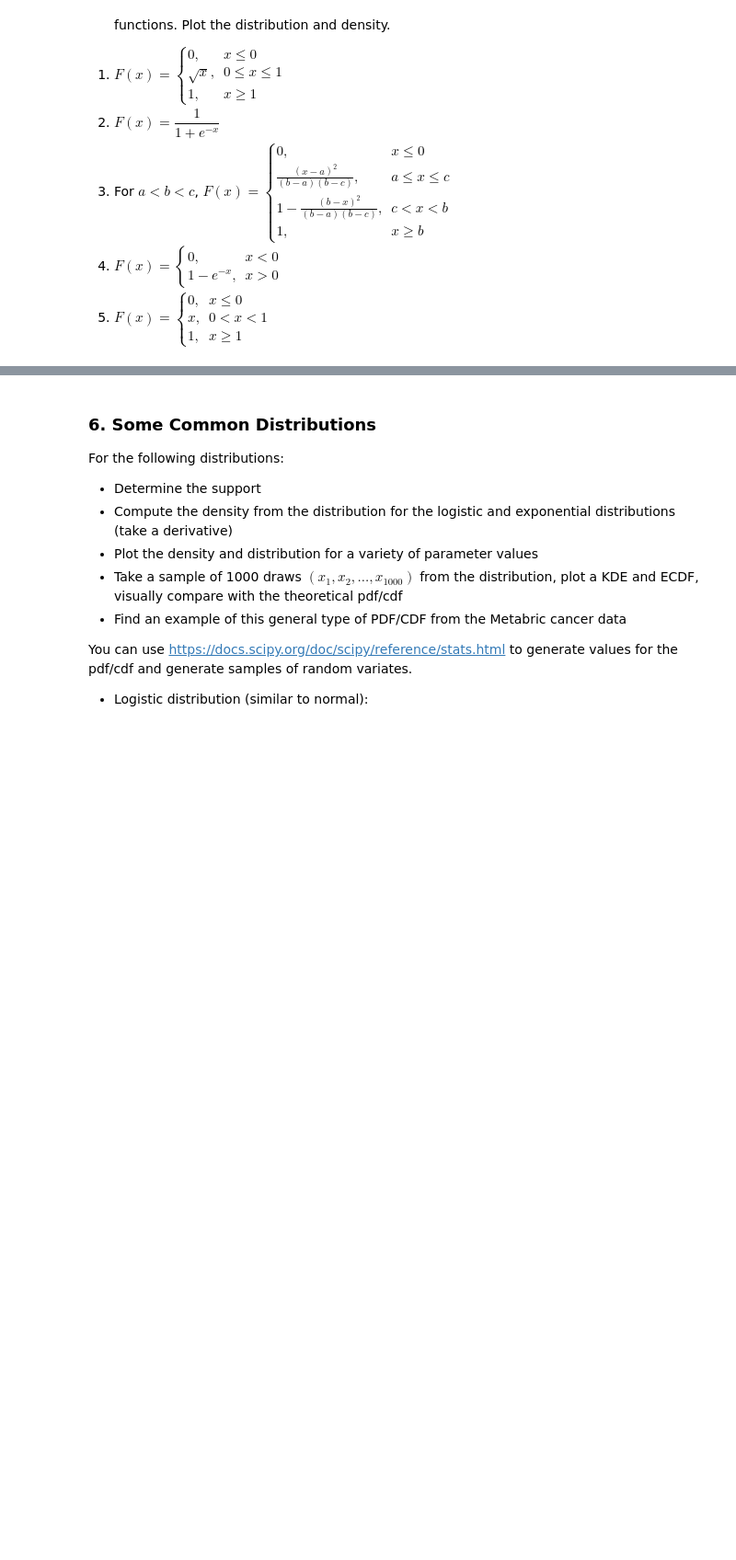
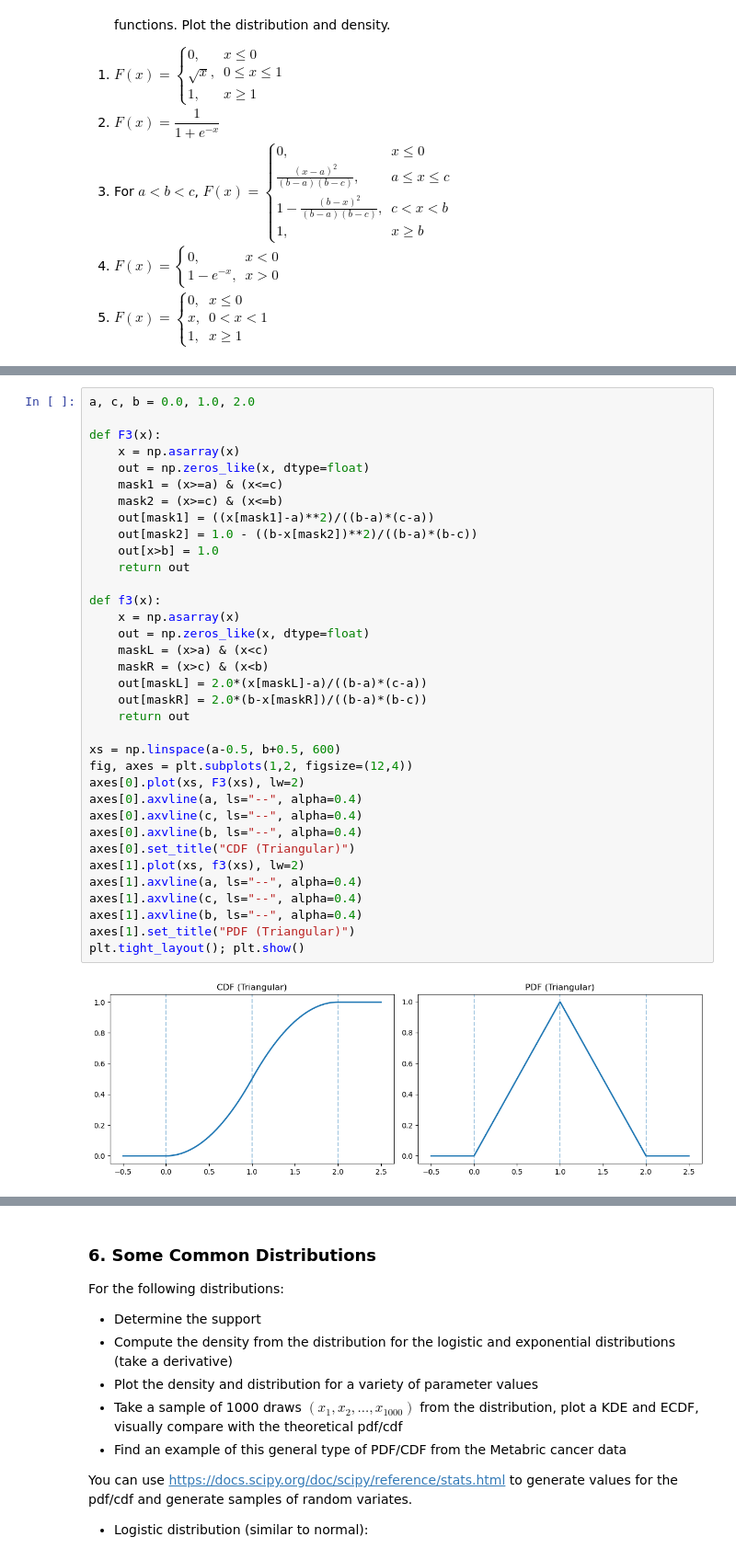
Before and after one commit to wnovak5/ds5030_HW, a Jupyter notebook: assignment_6.ipynb, the cells around one changed output, grey strips where cells are left out. Shown at 92% size. Saved outputs shown, nothing was run; the diff lists cells and outputs as text; blank space fills up the shorter version.

```diff
--- a/assignment_6.ipynb
+++ b/assignment_6.ipynb
@@ -198,0 +290,37 @@ $
+# %%
+a, c, b = 0.0, 1.0, 2.0
+
+def F3(x):
+    x = np.asarray(x)
+    out = np.zeros_like(x, dtype=float)
+    mask1 = (x>=a) & (x<=c)
+    mask2 = (x>=c) & (x<=b)
+    out[mask1] = ((x[mask1]-a)**2)/((b-a)*(c-a))
+    out[mask2] = 1.0 - ((b-x[mask2])**2)/((b-a)*(b-c))
+    out[x>b] = 1.0
+    return out
+
+def f3(x):
+    x = np.asarray(x)
+    out = np.zeros_like(x, dtype=float)
+    maskL = (x>a) & (x<c)
+    maskR = (x>c) & (x<b)
+    out[maskL] = 2.0*(x[maskL]-a)/((b-a)*(c-a))
+    out[maskR] = 2.0*(b-x[maskR])/((b-a)*(b-c))
+    return out
+
+xs = np.linspace(a-0.5, b+0.5, 600)
+fig, axes = plt.subplots(1,2, figsize=(12,4))
+axes[0].plot(xs, F3(xs), lw=2)
+axes[0].axvline(a, ls="--", alpha=0.4)
+axes[0].axvline(c, ls="--", alpha=0.4)
+axes[0].axvline(b, ls="--", alpha=0.4)
+axes[0].set_title("CDF (Triangular)")
+axes[1].plot(xs, f3(xs), lw=2)
+axes[1].axvline(a, ls="--", alpha=0.4)
+axes[1].axvline(c, ls="--", alpha=0.4)
+axes[1].axvline(b, ls="--", alpha=0.4)
+axes[1].set_title("PDF (Triangular)")
+plt.tight_layout(); plt.show()
+# %% [output]
+[figure, added]
```
Also changed, not shown: parts of 7 cells of this notebook.
